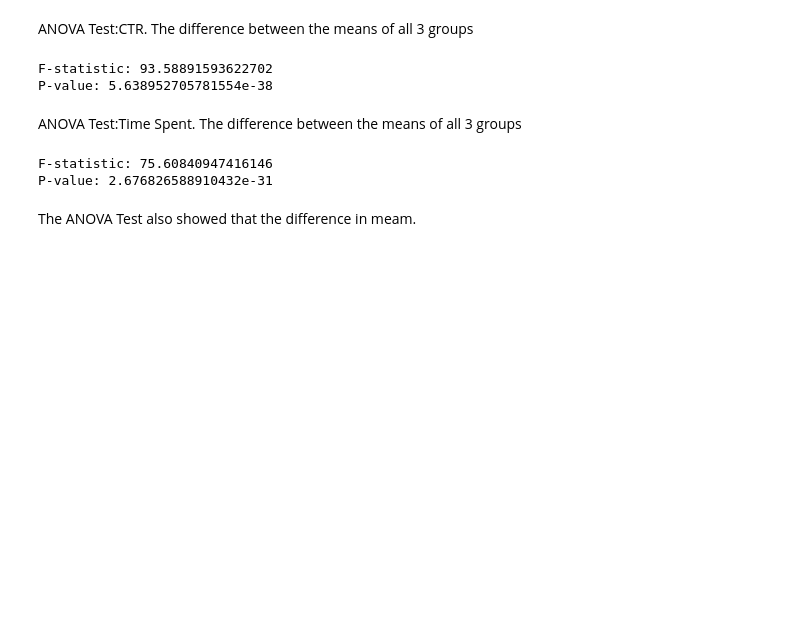
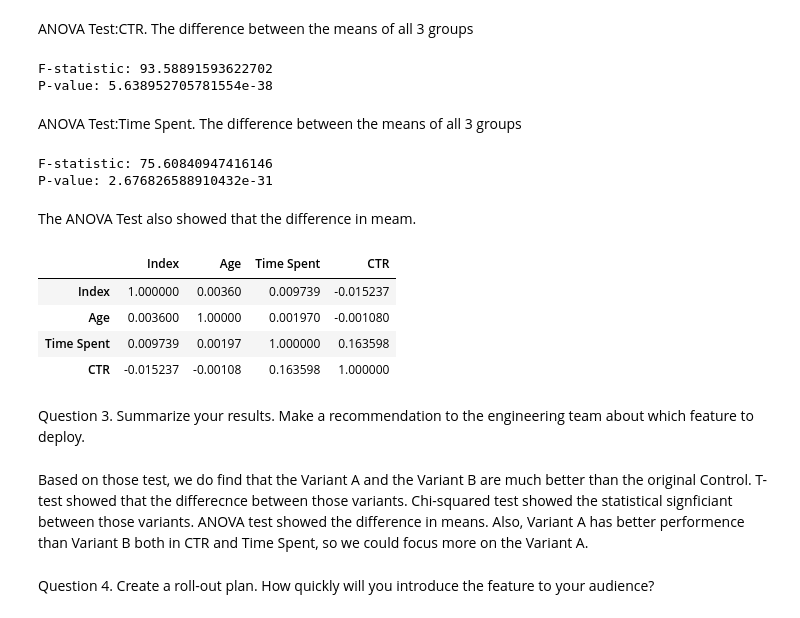
Before and after one commit to JacdowYc/Schulich_data_science1, a Jupyter notebook: Assignment 2.ipynb, the cells around one changed output. Cells and saved outputs as stored; diff of their text form; code cells hidden in the pictures; blank space fills up the shorter version.

```diff
--- a/Assignment 2.ipynb
+++ b/Assignment 2.ipynb
@@ -157,3 +165,17 @@ F-statistic: 75.60840947416146
 P-value: 2.676826588910432e-31
 # %% [markdown]
 The ANOVA Test also showed that the difference in meam.
+# %%
+df.corr(numeric_only=True)
+# %% [output]
+|  | Index | Age | Time Spent | CTR |
+| Index | 1.000000 | 0.00360 | 0.009739 | -0.015237 |
+| Age | 0.003600 | 1.00000 | 0.001970 | -0.001080 |
+| Time Spent | 0.009739 | 0.00197 | 1.000000 | 0.163598 |
+| CTR | -0.015237 | -0.00108 | 0.163598 | 1.000000 |
+# %% [markdown]
+Question 3. Summarize your results. Make a recommendation to the engineering team about which feature to deploy.
+# %% [markdown]
+Based on those test, we do find that the Variant A and the Variant B are much better than the original Control. T-test showed that the differecnce between those variants. Chi-squared test showed the statistical signficiant between those variants. ANOVA test showed the difference in means. Also, Variant A has better performence than Variant B both in CTR and Time Spent, so we could focus more on the Variant A.
+# %% [markdown]
+Question 4. Create a roll-out plan. How quickly will you introduce the feature to your audience?
```
Also changed, not shown: parts of 7 cells of this notebook.
